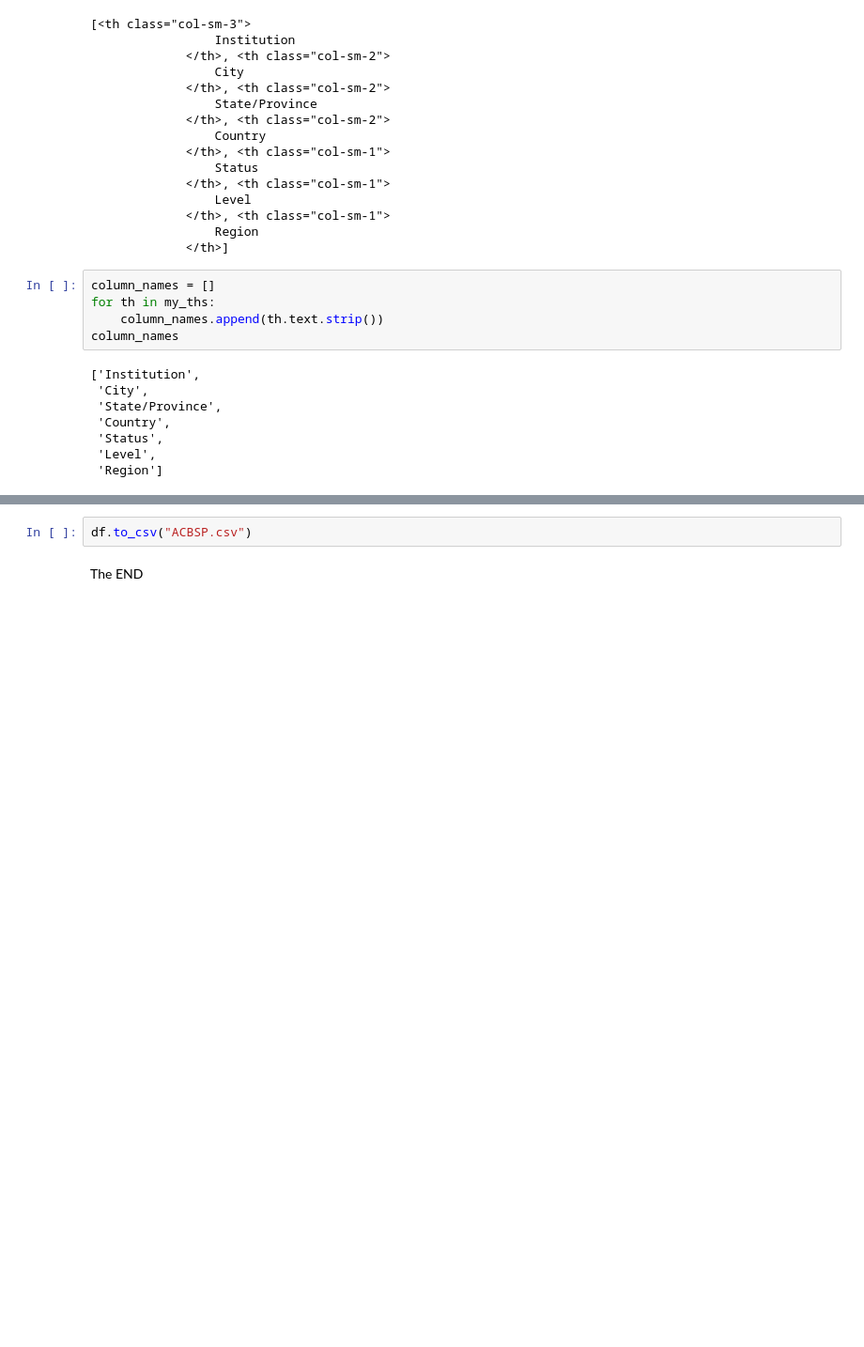
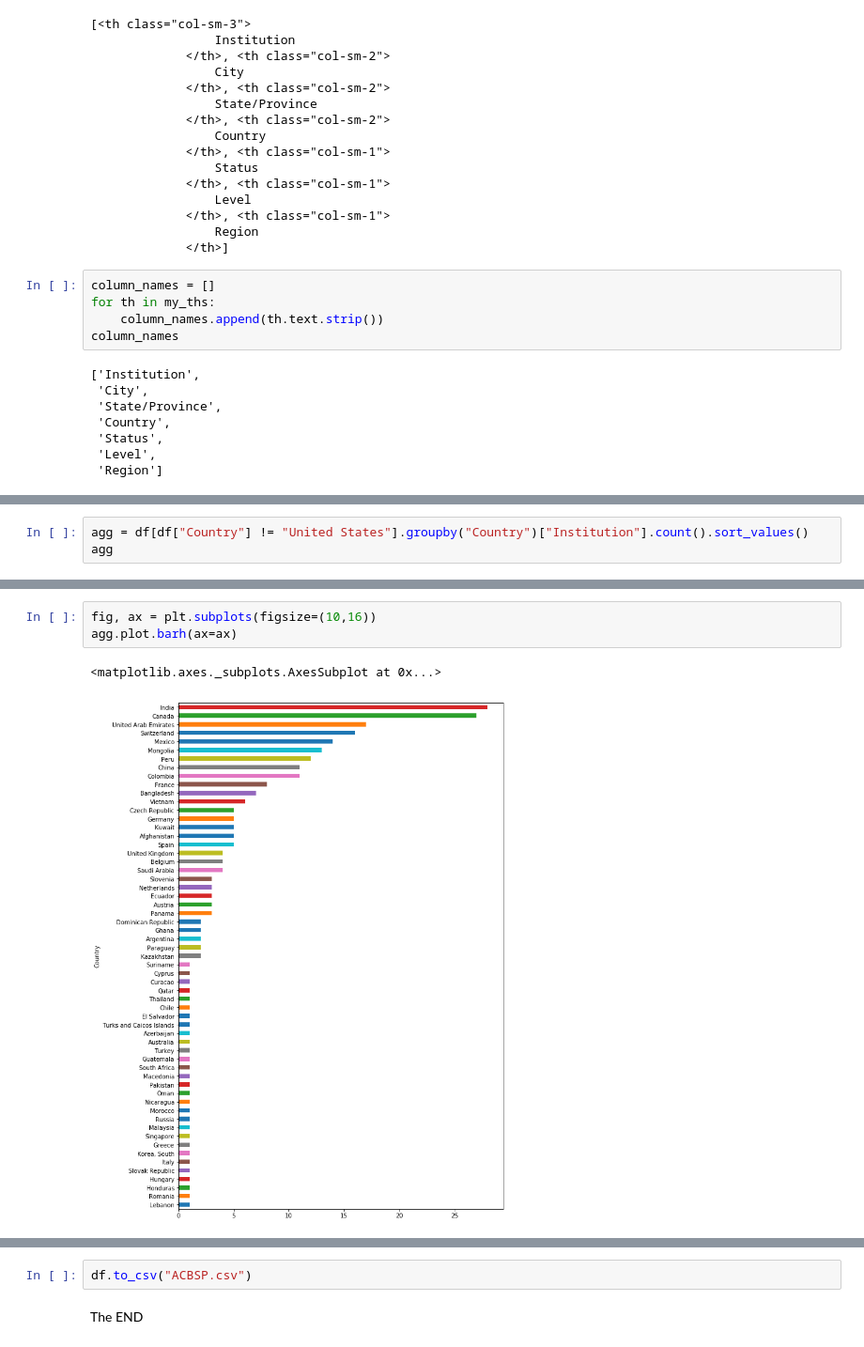
Before and after one commit to wcj365/accreditation, a Jupyter notebook: ACBSP.ipynb, the cells around one changed output, grey strips where cells are left out. Shown: that part at 94% size. Saved outputs shown, nothing was run; the diff lists cells and outputs as text; blank space fills up the shorter version.

```diff
--- a/ACBSP.ipynb
+++ b/ACBSP.ipynb
@@ -180,0 +170,3 @@ df.head()
+# %%
+agg = df[df["Country"] != "United States"].groupby("Country")["Institution"].count().sort_values()
+agg
@@ -180,0 +191,6 @@ df.head()
+# %%
+fig, ax = plt.subplots(figsize=(10,16))
+agg.plot.barh(ax=ax)
+# %% [output]
+<matplotlib.axes._subplots.AxesSubplot at 0x...>
+[figure, added]
```
Also changed, not shown: parts of 21 cells of this notebook, 2 other files.
